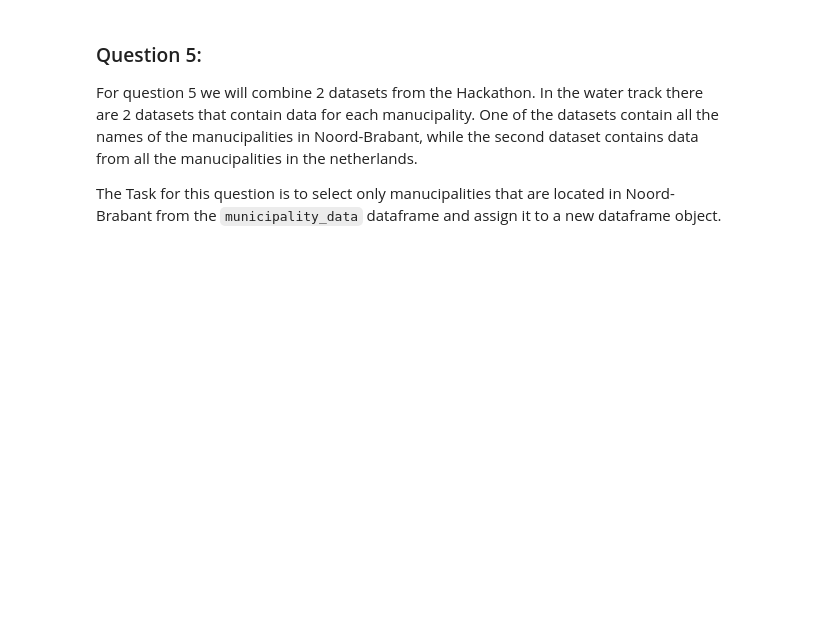
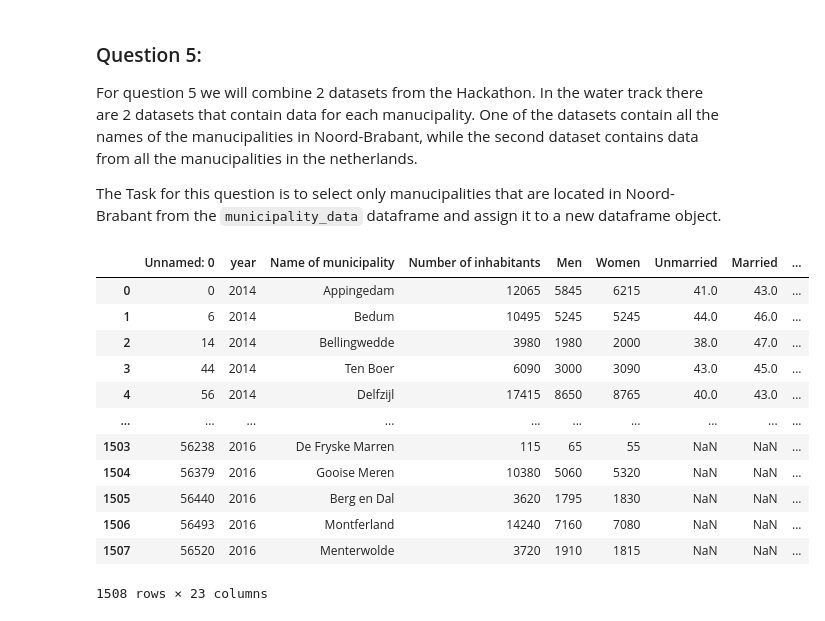
Before and after one commit to lzolyomi/Healthy-Data, a Jupyter notebook: data_track/pandas-intro.ipynb, the cells around one changed output. Saved outputs shown, nothing was run; the diff lists cells and outputs as text; code cells hidden in the pictures; blank space fills up the shorter version.

```diff
--- a/data_track/pandas-intro.ipynb
+++ b/data_track/pandas-intro.ipynb
@@ -603,3 +721,18 @@ The Task for this question is to select only manucipalities that are located in
 # %%
 municipality_data = pd.read_csv("./data/municipality_data.csv")
 municipality_NB = pd.read_csv("./data/brabant_cities.csv")
+municipality_data
+# %% [output]
+|  | Unnamed: 0 | year | Name of municipality | Number of inhabitants | Men | Women | Unmarried | Married | ... |
+| 0 | 0 | 2014 | Appingedam | 12065 | 5845 | 6215 | 41.0 | 43.0 | ... |
+| 1 | 6 | 2014 | Bedum | 10495 | 5245 | 5245 | 44.0 | 46.0 | ... |
+| 2 | 14 | 2014 | Bellingwedde | 3980 | 1980 | 2000 | 38.0 | 47.0 | ... |
+| 3 | 44 | 2014 | Ten Boer | 6090 | 3000 | 3090 | 43.0 | 45.0 | ... |
+| 4 | 56 | 2014 | Delfzijl | 17415 | 8650 | 8765 | 40.0 | 43.0 | ... |
+| ... | ... | ... | ... | ... | ... | ... | ... | ... | ... |
+| 1503 | 56238 | 2016 | De Fryske Marren | 115 | 65 | 55 | NaN | NaN | ... |
+| 1504 | 56379 | 2016 | Gooise Meren | 10380 | 5060 | 5320 | NaN | NaN | ... |
+| 1505 | 56440 | 2016 | Berg en Dal | 3620 | 1795 | 1830 | NaN | NaN | ... |
+| 1506 | 56493 | 2016 | Montferland | 14240 | 7160 | 7080 | NaN | NaN | ... |
+| 1507 | 56520 | 2016 | Menterwolde | 3720 | 1910 | 1815 | NaN | NaN | ... |
+1508 rows × 23 columns
```
Also changed, not shown: parts of 19 cells of this notebook, 3 other files.
